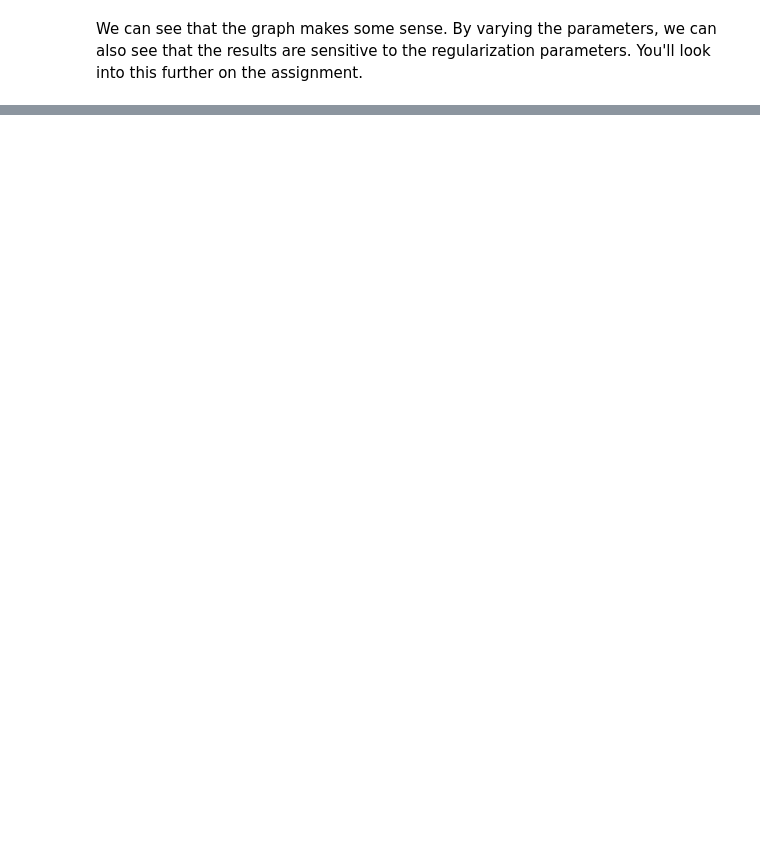
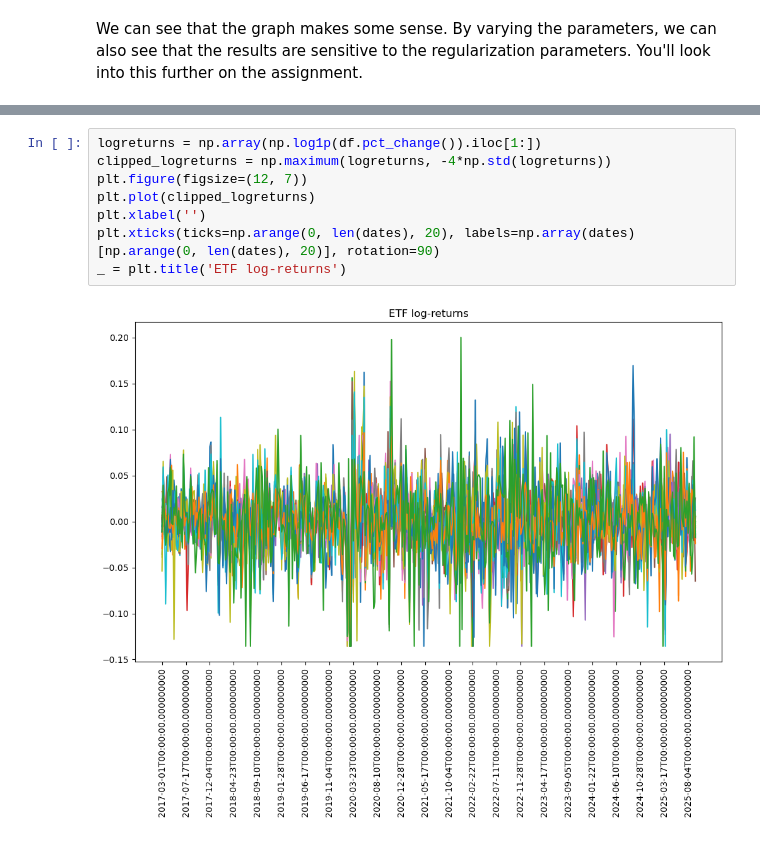
Before and after one commit to Andrea-ZW/SDS665, a Jupyter notebook: demos/graphs/glasso_demo.ipynb, the cells around one changed output, grey strips where cells are left out. Drawn from its saved outputs; the diff is of its cells as text; blank space fills up the shorter version.

```diff
--- a/demos/graphs/glasso_demo.ipynb
+++ b/demos/graphs/glasso_demo.ipynb
@@ -215,0 +252,10 @@ We can see that the graph makes some sense. By varying the parameters, we can al
+# %%
+logreturns = np.array(np.log1p(df.pct_change()).iloc[1:])
+clipped_logreturns = np.maximum(logreturns, -4*np.std(logreturns))
+plt.figure(figsize=(12, 7))
+plt.plot(clipped_logreturns)
+plt.xlabel('')
+plt.xticks(ticks=np.arange(0, len(dates), 20), labels=np.array(dates)[np.arange(0, len(dates), 20)], rotation=90)
+_ = plt.title('ETF log-returns')
+# %% [output]
+[figure, added]
```
Also changed, not shown: parts of 20 cells of this notebook, 1 other file.
